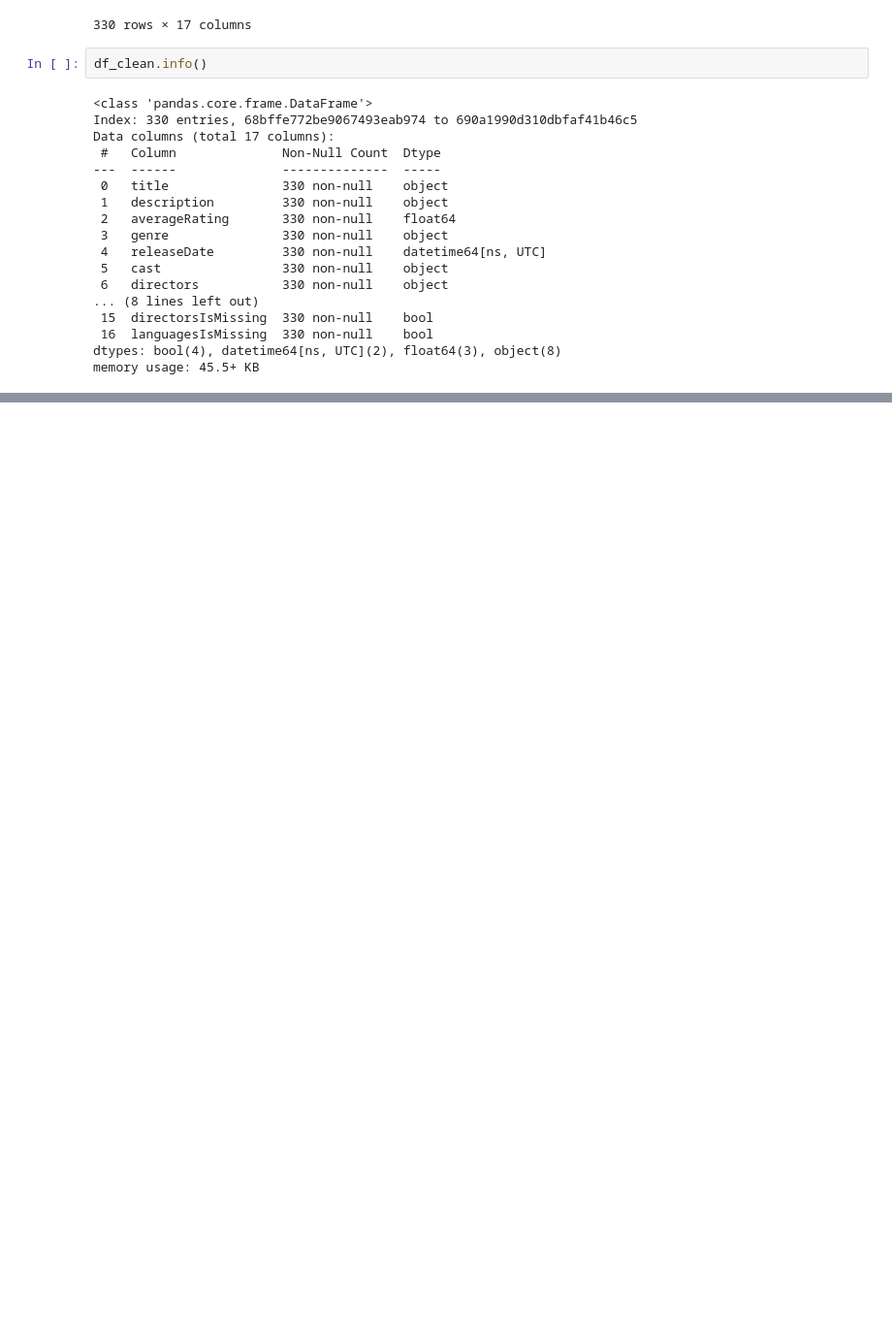
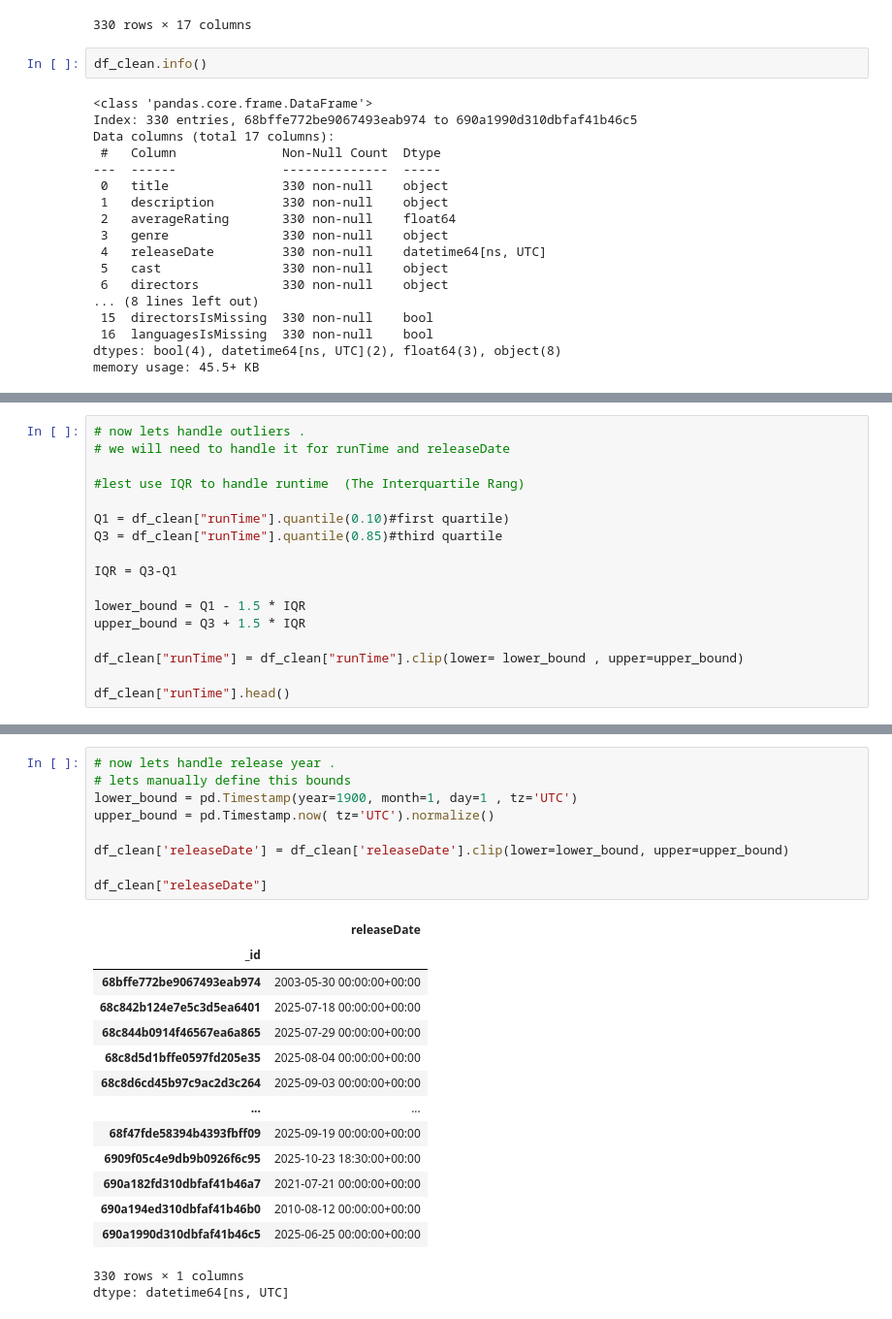
Before and after one commit to Shruthikshetty/media-logger-recommender, a Jupyter notebook: training_notebooks/Movies_recommendation_model.ipynb, the cells around one changed output, grey strips where cells are left out. Shown at 97% size. Drawn from its saved outputs; the diff is of its cells as text; blank space fills up the shorter version.

```diff
--- a/training_notebooks/Movies_recommendation_model.ipynb
+++ b/training_notebooks/Movies_recommendation_model.ipynb
@@ -1072,0 +1070,17 @@ memory usage: 45.5+ KB
+# %%
+# now lets handle outliers .
+# we will need to handle it for runTime and releaseDate
+
+#lest use IQR to handle runtime  (The Interquartile Rang)
+
+Q1 = df_clean["runTime"].quantile(0.10)#first quartile)
+Q3 = df_clean["runTime"].quantile(0.85)#third quartile
+
+IQR = Q3-Q1
+
+lower_bound = Q1 - 1.5 * IQR
+upper_bound = Q3 + 1.5 * IQR
+
+df_clean["runTime"] = df_clean["runTime"].clip(lower= lower_bound , upper=upper_bound)
+
+df_clean["runTime"].head()
@@ -1072,0 +1096,25 @@ memory usage: 45.5+ KB
+# %%
+# now lets handle release year .
+# lets manually define this bounds
+lower_bound = pd.Timestamp(year=1900, month=1, day=1 , tz='UTC')
+upper_bound = pd.Timestamp.now( tz='UTC').normalize()
+
+df_clean['releaseDate'] = df_clean['releaseDate'].clip(lower=lower_bound, upper=upper_bound)
+
+df_clean["releaseDate"]
+# %% [output]
+|  | releaseDate |
+| _id |  |
+| 68bffe772be9067493eab974 | 2003-05-30 00:00:00+00:00 |
+| 68c842b124e7e5c3d5ea6401 | 2025-07-18 00:00:00+00:00 |
+| 68c844b0914f46567ea6a865 | 2025-07-29 00:00:00+00:00 |
+| 68c8d5d1bffe0597fd205e35 | 2025-08-04 00:00:00+00:00 |
+| 68c8d6cd45b97c9ac2d3c264 | 2025-09-03 00:00:00+00:00 |
+| ... | ... |
+| 68f47fde58394b4393fbff09 | 2025-09-19 00:00:00+00:00 |
+| 6909f05c4e9db9b0926f6c95 | 2025-10-23 18:30:00+00:00 |
+| 690a182fd310dbfaf41b46a7 | 2021-07-21 00:00:00+00:00 |
+| 690a194ed310dbfaf41b46b0 | 2010-08-12 00:00:00+00:00 |
+| 690a1990d310dbfaf41b46c5 | 2025-06-25 00:00:00+00:00 |
+330 rows × 1 columns
+dtype: datetime64[ns, UTC]
```
Also changed, not shown: parts of 2 cells of this notebook.
